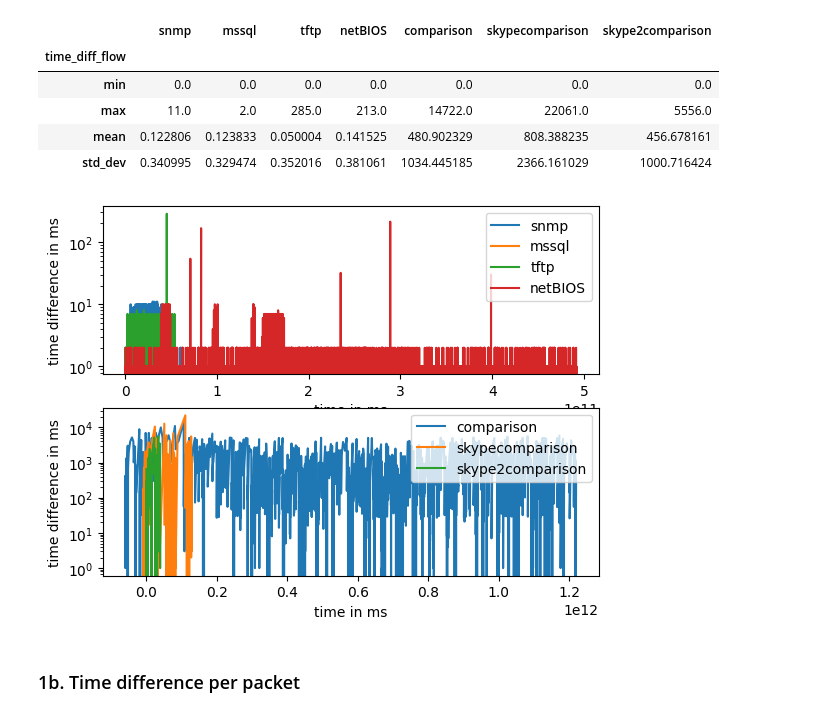
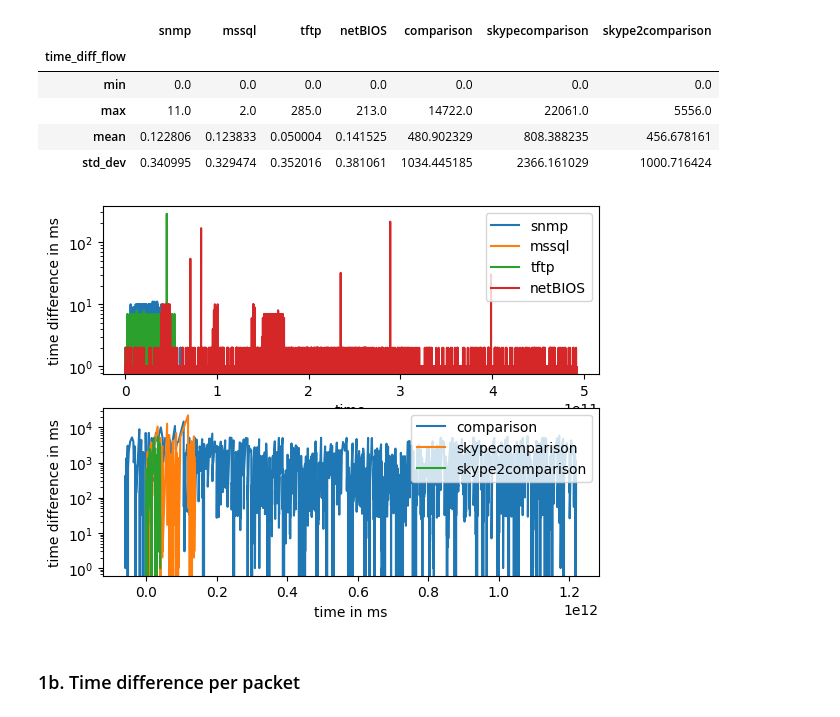
Before and after one commit to learei/dpiddos, a Jupyter notebook: AnalysingDDoS.ipynb, the cells around one changed output. Cells and saved outputs as stored; diff of their text form; code cells hidden in the pictures.

```diff
--- a/AnalysingDDoS.ipynb
+++ b/AnalysingDDoS.ipynb
@@ -307,22 +307,22 @@ results_time_diff_flow
 # %%
 fig, (ax1, ax2) = plt.subplots(2,1)
 for i in attacks_only:
     df = vars()[i]
     ax1.plot(df['time_norm'], df['timediff'], label = i)
     ax1.set_yscale('log')
 ax1.legend()
-ax1.set_xlabel("time in ms")
+ax1.set_xlabel("time")
 ax1.set_ylabel("time difference in ms")
 for i in comp_only:
     df = vars()[i]
     ax2.plot(df['time_norm'], df['timediff'], label = i)
 ax2.set_yscale('log')
 ax2.set_xlabel("time in ms")
 ax2.set_ylabel("time difference in ms")
 plt.legend()
 plt.show()
 # %% [output]
-[figure, old version]
+[figure, new version]
 # %% [markdown]
 ### 1b. Time difference per packet
 # %%
```
Also changed, not shown: parts of 5 cells of this notebook, 1 other file.
